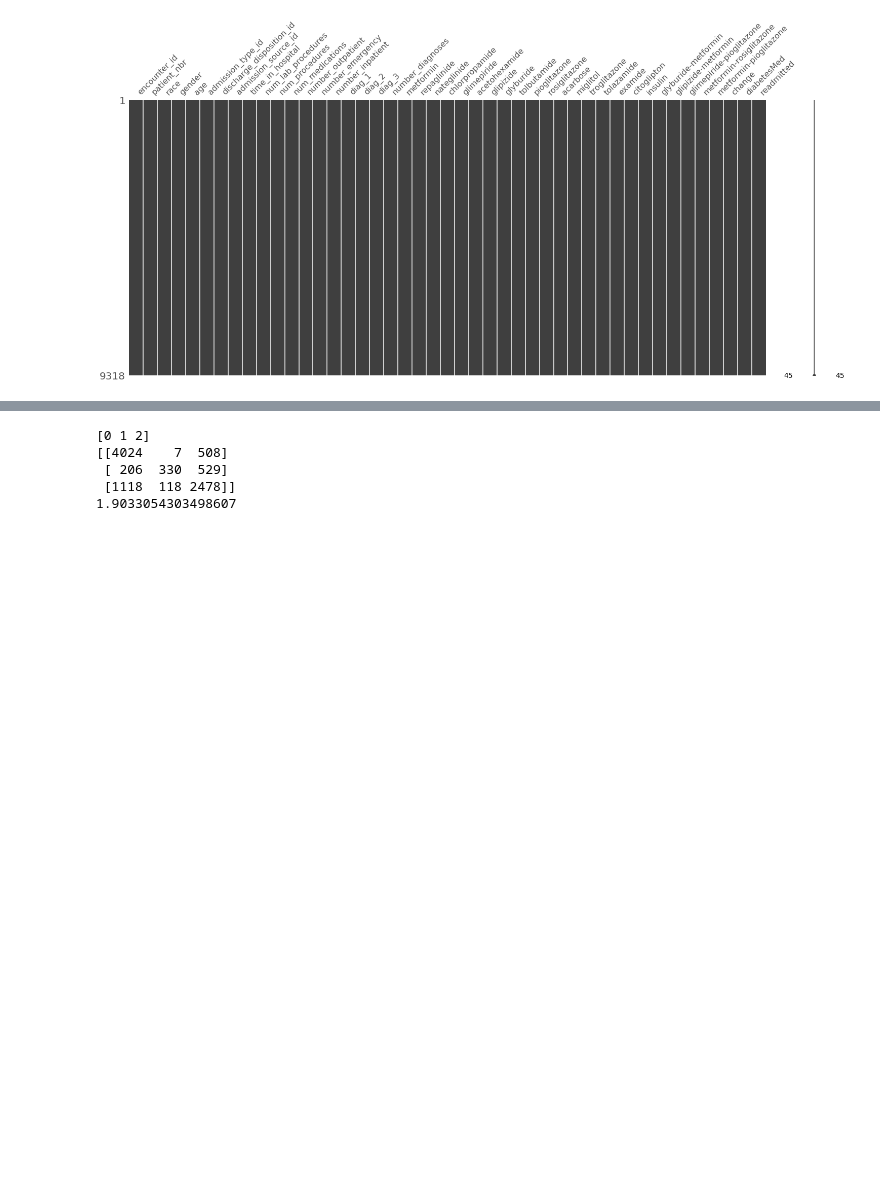
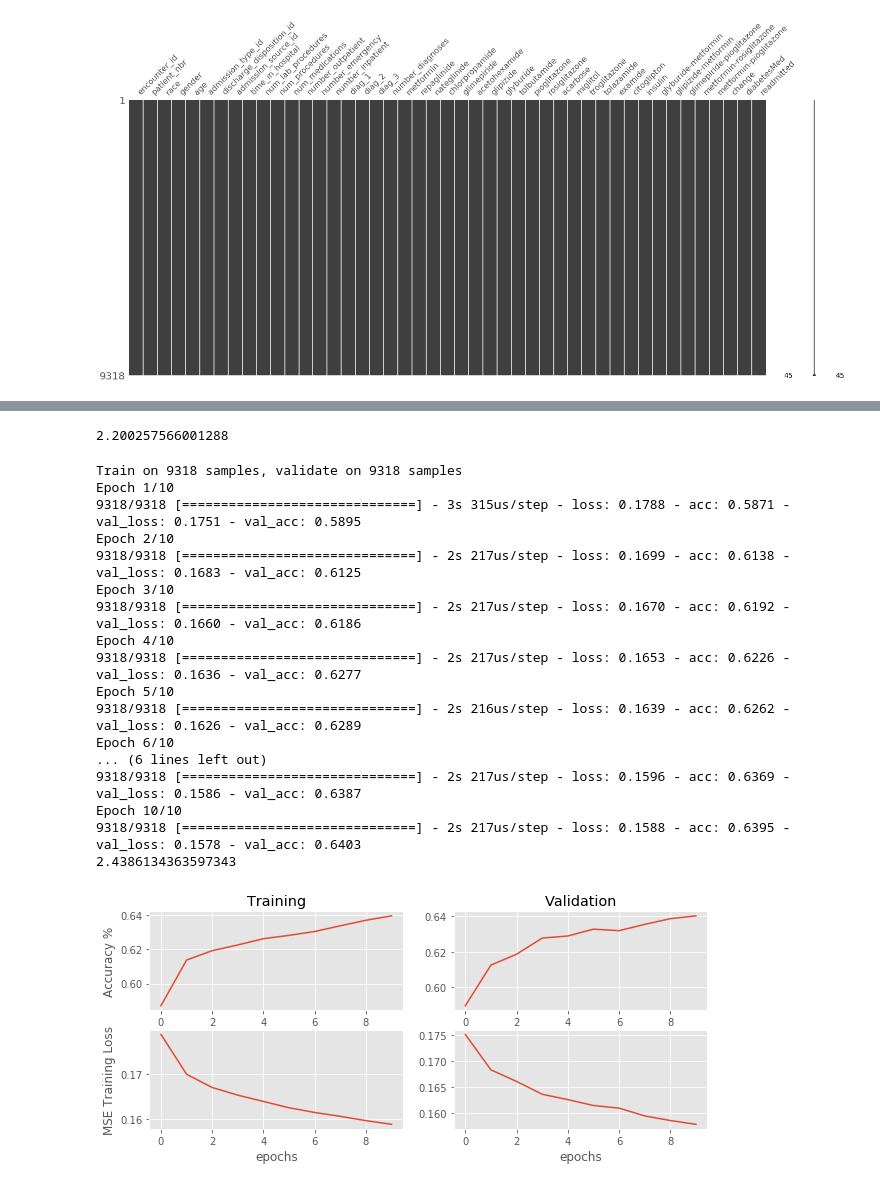
Before and after one commit to jamesothomas/MachineLearningPython, a Jupyter notebook: Lab5/Deep_and_Wide modeling.ipynb, the cells around one changed output, grey strips where cells are left out. Saved outputs shown, nothing was run; the diff lists cells and outputs as text; code cells hidden in the pictures; blank space fills up the shorter version.

```diff
--- a/Lab5/Deep_and_Wide modeling.ipynb
+++ b/Lab5/Deep_and_Wide modeling.ipynb
@@ -376,12 +380,7 @@ def find_cost_metric(y_true, y_pred, cost_matrix):
     return(np.sum(conf_matrix * cost_matrix))
 # %%
 yhat = model.predict(X_ints_test + [X_test_num])
+cost = find_cost_metric(y_test,yhat,my_cost_matrix)
+print(cost)
+# %% [output]
+2.200257566001288
-# %%
-cost = find_cost_metric(y_test,yhat,my_cost_matrix)
-print(cost)
-# %% [output]
-[0 1 2]
-[[4024    7  508]
- [ 206  330  529]
- [1118  118 2478]]
-1.9033054303498607
@@ -387,0 +505,28 @@ print(cost)
+# %%
+cross_columns = [['admission_type_id','admission_source_id'],  ['gender','race']]
+deep_layers = [[50,'relu','deep1'],[25,'relu','deep2'],[10,'relu','deep3']]
+
+model = deep_and_wide_all_wraped(cross_columns,deep_layers,epochs=10)
+hist1 = model.fit()
+model.plt()
+cost = model.cost_predict(X_ints_test,X_test_num)
+print(cost)
+# %% [output]
+Train on 9318 samples, validate on 9318 samples
+Epoch 1/10
+9318/9318 [==============================] - 3s 315us/step - loss: 0.1788 - acc: 0.5871 - val_loss: 0.1751 - val_acc: 0.5895
+Epoch 2/10
+9318/9318 [==============================] - 2s 217us/step - loss: 0.1699 - acc: 0.6138 - val_loss: 0.1683 - val_acc: 0.6125
+Epoch 3/10
+9318/9318 [==============================] - 2s 217us/step - loss: 0.1670 - acc: 0.6192 - val_loss: 0.1660 - val_acc: 0.6186
+Epoch 4/10
+9318/9318 [==============================] - 2s 217us/step - loss: 0.1653 - acc: 0.6226 - val_loss: 0.1636 - val_acc: 0.6277
+Epoch 5/10
+9318/9318 [==============================] - 2s 216us/step - loss: 0.1639 - acc: 0.6262 - val_loss: 0.1626 - val_acc: 0.6289
+Epoch 6/10
+... (6 lines left out)
+9318/9318 [==============================] - 2s 217us/step - loss: 0.1596 - acc: 0.6369 - val_loss: 0.1586 - val_acc: 0.6387
+Epoch 10/10
+9318/9318 [==============================] - 2s 217us/step - loss: 0.1588 - acc: 0.6395 - val_loss: 0.1578 - val_acc: 0.6403
+2.4386134363597343
+[figure, added]
```
Also changed, not shown: parts of 6 cells of this notebook.
